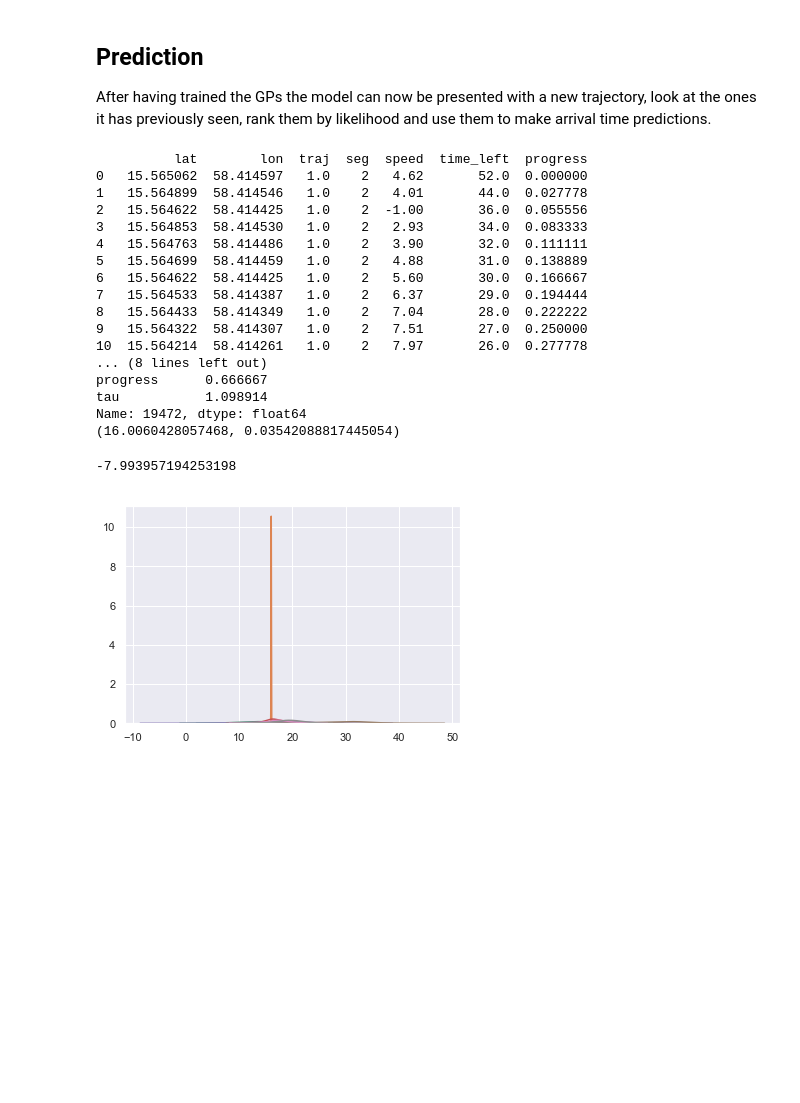
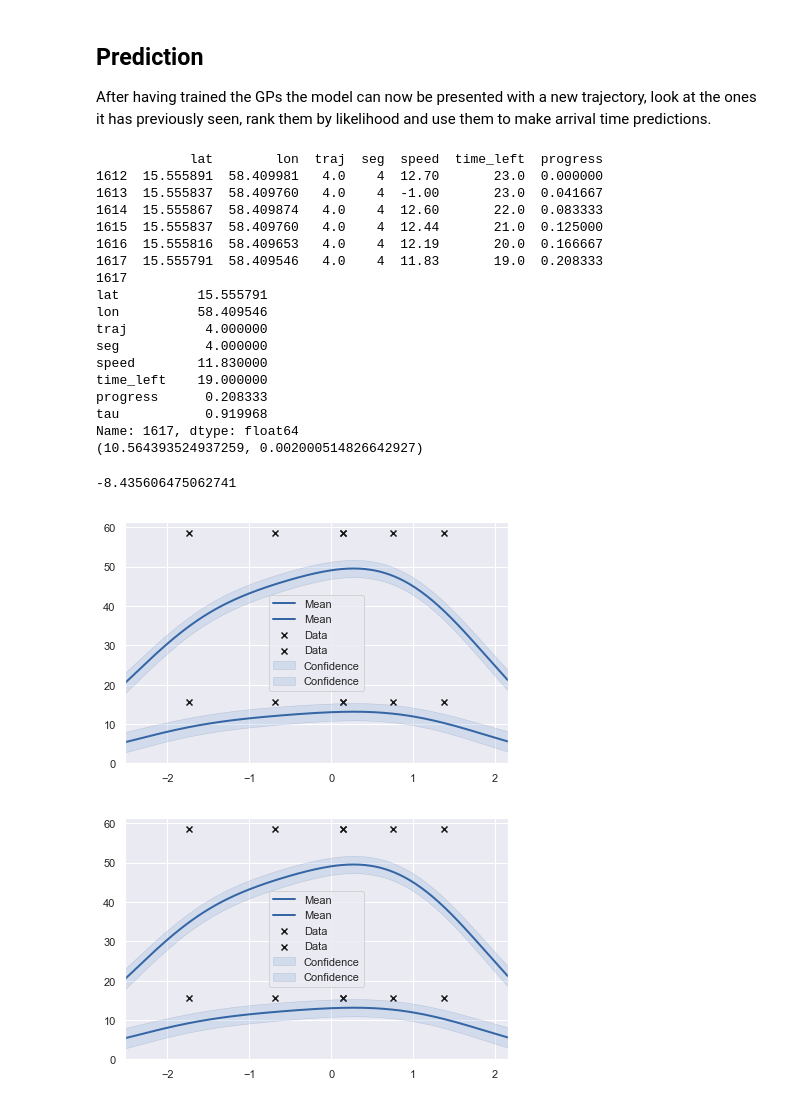
Before and after one commit to M20190649/TDDE19-bus-arrival-time, a Jupyter notebook: GP/Arrival Time Prediction 4 - Prediction.ipynb, the cells around one changed output. Saved outputs shown, nothing was run; the diff lists cells and outputs as text; code cells hidden in the pictures; blank space fills up the shorter version.

Commit message:
Clean run, add plots on likelihood gp

```diff
--- a/GP/Arrival Time Prediction 4 - Prediction.ipynb
+++ b/GP/Arrival Time Prediction 4 - Prediction.ipynb
@@ -179,6 +307,7 @@ def mogp(traj, synch_gp, route_n, seg_n):
     def models_by_likelihood(synched_traj, models):
         def mk_model(m):
             model = gp.build(synched_traj, ['tau'], ['lat', 'lon'], '', m.route_n, m.traj_n, m.seg_n)
+            gp.plot(model)
             return gp.set_params(model, m.model.param_array)
 
         models_with_this_traj = [mk_model(m) for m in models]
@@ -193,7 +322,11 @@ def mogp(traj, synch_gp, route_n, seg_n):
     lik_models_with_weights = models_by_likelihood(synched_traj, models)
     pred_models_with_weights = [(corresponding_pred_model(m), w) for m, w in lik_models_with_weights]
     predictions_with_weights = [(make_prediction(m, latest_data_point), w) for m, w in pred_models_with_weights]
-    weighted_predictions = [(float(p[0]), float(p[1])) for p, w in predictions_with_weights]
+    weighted_predictions = [(float(p[0]), float(p[1])/w) for p, w in predictions_with_weights]
+    for mean, sigma in weighted_predictions:
+        x = np.random.normal(mean, sigma, size=50)
+        sns.kdeplot(x)
+
     return weighted_predictions
 
 test = pd.read_pickle('test.pkl')
@@ -207,52 +340,55 @@ def predict(traj, synch_gp, route_n, seg_n, plot=False):
     if plot:
         ax = sns.kdeplot(np.random.normal(mixture[0][0], mixture[0][1], size=50))
         for mean, sigma in mixture[1:]:
             x = np.random.normal(mean, sigma, size=50)
             sns.kdeplot(x, ax=ax)
 
     most_confident_model = sorted(mixture, key=lambda p: p[1])[0]
     prediction = most_confident_model[0]
     return prediction
 
 np.random.seed(1)
 test_traj = test[test.traj == n_test_trajs[0]]
-seg_n = test_traj.seg.unique()[0]
+seg_n = test_traj.seg.unique()[2]
 test_seg = test_traj[test_traj.seg == seg_n]
 i = np.random.randint(test_seg.index[0], test_seg.index[-1])
 test_seg = test_seg[test_seg.index <= i]
 print(test_seg)
+print(i)
 synch_gp = gp.load_synch(route_n, seg_n)
-pred = predict(seg, synch_gp, route_n, seg_n, plot=True)
-true = test_seg.iloc[i].time_left
+pred = predict(test_seg, synch_gp, route_n, seg_n, plot=True)
+true = test_seg.iloc[-1].time_left
 pred-true
 
 # LÅT STÅ OS
 #for traj_n in n_test_trajs:
 #    traj = test[test.traj == traj_n]
 #    n_traj_segs = traj.seg.unique()
 #    for seg_n in n_traj_segs[0:1]:
 #        seg = traj[traj.seg == seg_n]
 #        i = np.random.randint(seg.index[0], seg.index[-1])
 #       seg = seg[seg.index < i]
 #        synch_gp = gp.load_synch(route_n, seg_n)
  #       predict(seg, synch_gp, route_n, seg_n)
 # %% [output]
-          lat        lon  traj  seg  speed  time_left  progress
-0   15.565062  58.414597   1.0    2   4.62       52.0  0.000000
-1   15.564899  58.414546   1.0    2   4.01       44.0  0.027778
-2   15.564622  58.414425   1.0    2  -1.00       36.0  0.055556
-3   15.564853  58.414530   1.0    2   2.93       34.0  0.083333
-4   15.564763  58.414486   1.0    2   3.90       32.0  0.111111
-5   15.564699  58.414459   1.0    2   4.88       31.0  0.138889
-6   15.564622  58.414425   1.0    2   5.60       30.0  0.166667
-7   15.564533  58.414387   1.0    2   6.37       29.0  0.194444
-8   15.564433  58.414349   1.0    2   7.04       28.0  0.222222
-9   15.564322  58.414307   1.0    2   7.51       27.0  0.250000
-10  15.564214  58.414261   1.0    2   7.97       26.0  0.277778
-... (8 lines left out)
-progress      0.666667
-tau           1.098914
-Name: 19472, dtype: float64
-(16.0060428057468, 0.03542088817445054)
+            lat        lon  traj  seg  speed  time_left  progress
+1612  15.555891  58.409981   4.0    4  12.70       23.0  0.000000
+1613  15.555837  58.409760   4.0    4  -1.00       23.0  0.041667
+1614  15.555867  58.409874   4.0    4  12.60       22.0  0.083333
+1615  15.555837  58.409760   4.0    4  12.44       21.0  0.125000
+1616  15.555816  58.409653   4.0    4  12.19       20.0  0.166667
+1617  15.555791  58.409546   4.0    4  11.83       19.0  0.208333
+1617
+lat          15.555791
+lon          58.409546
+traj          4.000000
+seg           4.000000
+speed        11.830000
+time_left    19.000000
+progress      0.208333
+tau           0.919968
+Name: 1617, dtype: float64
+(10.564393524937259, 0.002000514826642927)
--7.993957194253198
+-8.435606475062741
-[figure, old version]
+[figure, new version]
+[figure, added]
```
Also changed, not shown: parts of 3 cells of this notebook, 2 other files.
